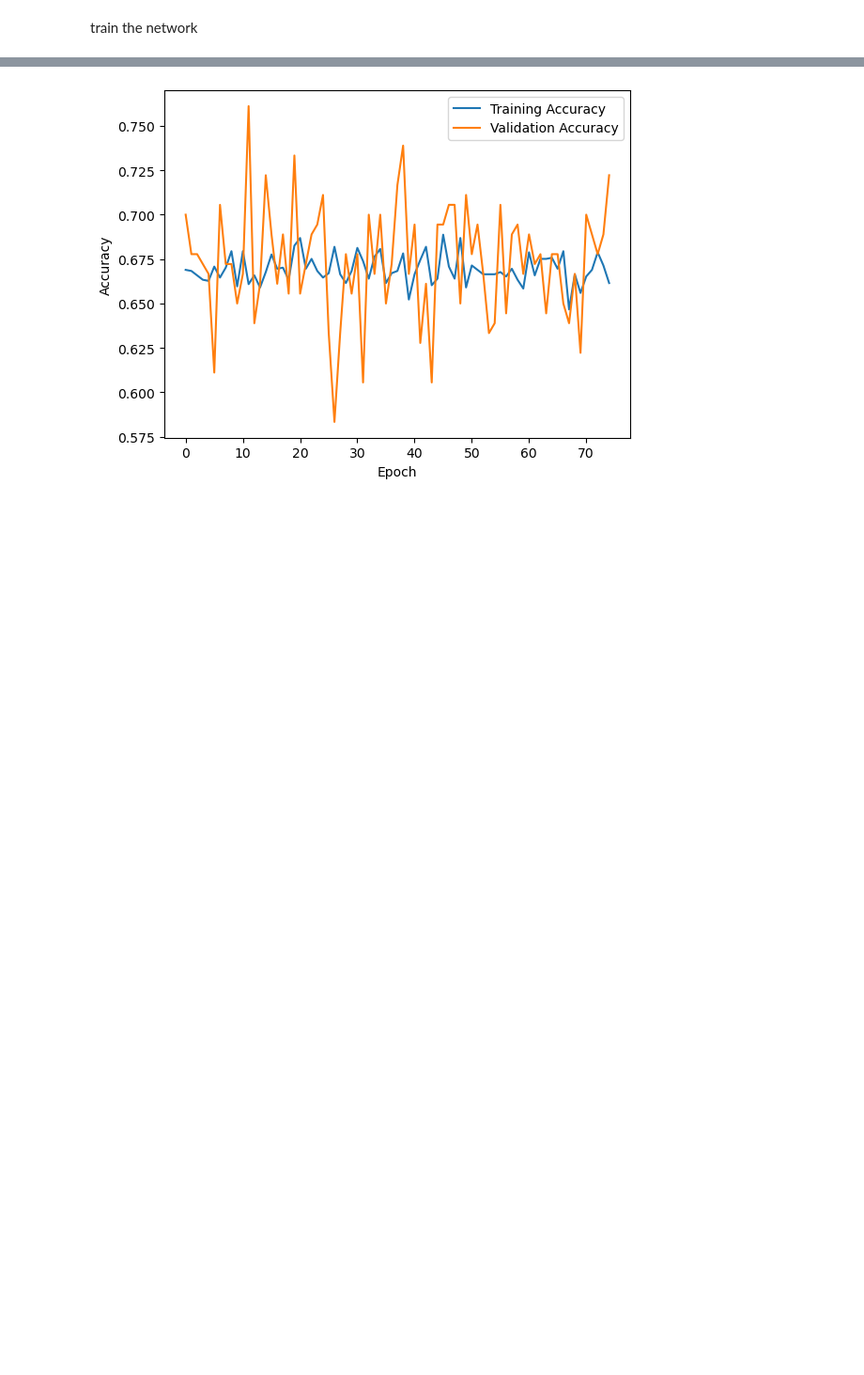
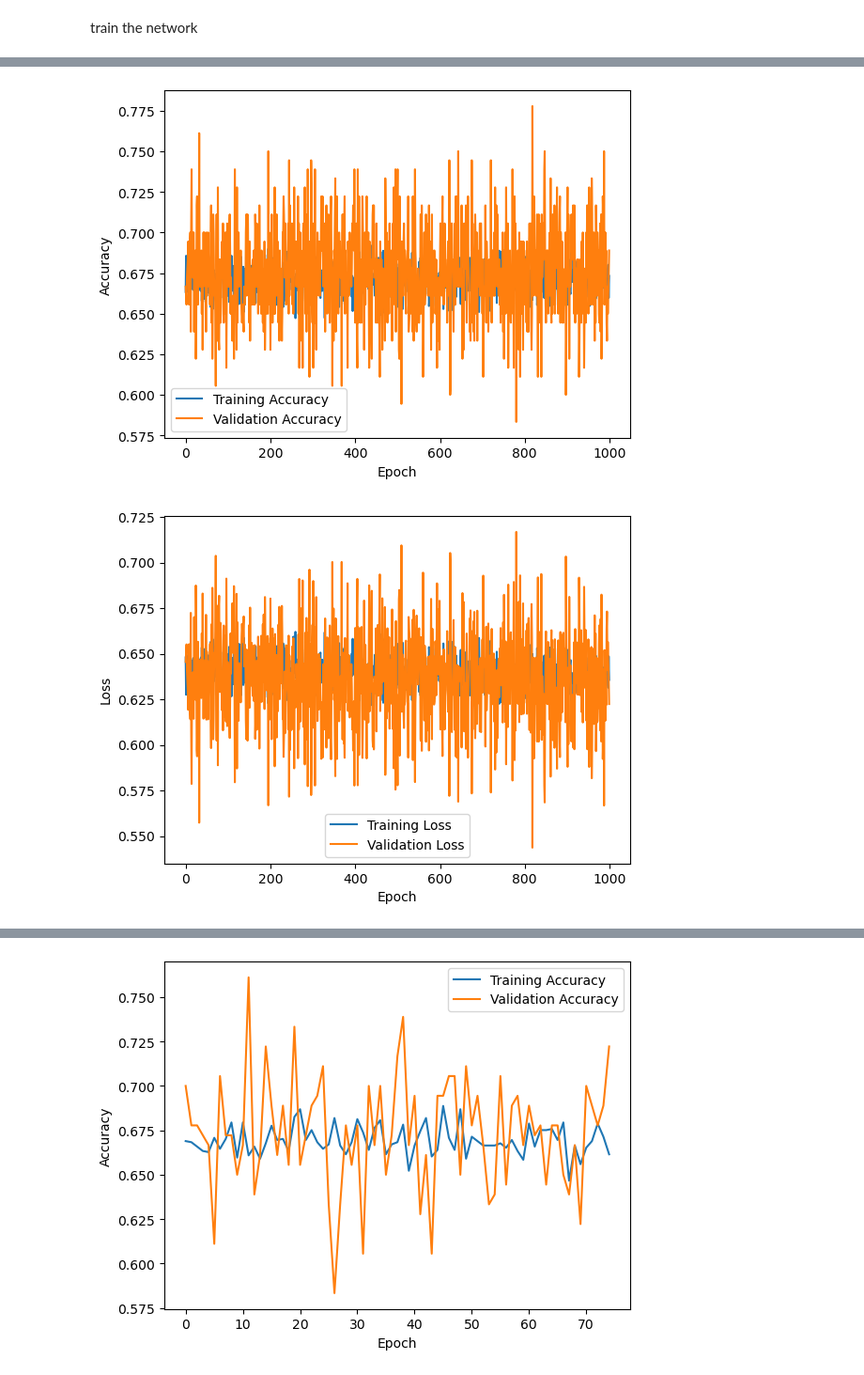
Before and after one commit to dkittelmann/BiMoL, a Jupyter notebook: code/notebooks/tf_backpropnetwork_final.ipynb, the cells around one changed output, grey strips where cells are left out. Shown at 94% size. Saved outputs shown, nothing was run; the diff lists cells and outputs as text; code cells hidden in the pictures; blank space fills up the shorter version.

```diff
--- a/code/notebooks/tf_backpropnetwork_final.ipynb
+++ b/code/notebooks/tf_backpropnetwork_final.ipynb
@@ -88,7 +88,7 @@ resultspath = '/Users/denisekittelmann/Documents/Python/BiMoL/results/bp_ann/mod
 checkpoint_callback = tf.keras.callbacks.ModelCheckpoint(
     filepath= resultspath,
     monitor='accuracy',         # The metric to monitor for saving (e.g., 'val_loss', 'val_accuracy')
-    save_best_only=True,        # Save only the best model
+    save_best_only=False,        # Save only the best model
     save_weights_only=False,    # False = Save the entire model; True = only save weights
     mode='max',                 # Set to 'min' for metrics like loss and 'max' for metrics like accuracy
     save_freq='epoch',          # Frequency of saving, e.g., epoch or batch
@@ -304,13 +304,13 @@ model = tf.keras.models.Sequential([
 ])
 
 model.build([None,4704])
-model.compile(optimizer=tf.keras.optimizers.AdamW(learning_rate=1e-3, weight_decay=1e-2),
+model.compile(optimizer=tf.keras.optimizers.AdamW(learning_rate=1e-7, weight_decay=1e-2),
               metrics=["accuracy"],
               loss="BinaryCrossentropy",  # "CategoricalCrossentropy" "MeanSquaredError"
               )
 
 # save model before training
-#model.save('/Users/denisekittelmann/Documents/Python/BiMoL/results/bp_ann/final_model_bp_lr_untrained.keras') # add lr
+model.save('/Users/denisekittelmann/Documents/Python/BiMoL/results/bp_ann/final_model_bp_lr1e-7_untrained.keras')
 
 # evaluate accuracy and train model
 loss, accuracy = model.evaluate(val_dataset.batch(512).map(img_preproc).map(flatten))
@@ -350,7 +350,7 @@ for i in range(n_epochs):
 loss, accuracy = model.evaluate(val_dataset.batch(512).map(img_preproc).map(flatten))
 print(f"Accuracy after training: {accuracy}")
 
-#model.save('/Users/denisekittelmann/Documents/Python/BiMoL/results/bp_ann/final_model_bp_lr_trained.keras') # add lr
+model.save('/Users/denisekittelmann/Documents/Python/BiMoL/results/bp_ann/final_model_bp_lr1e-7_trained.keras')
 # %% [output]
 Found 180 files belonging to 5 classes.
 Found 180 files belonging to 4 classes.
@@ -371,0 +460,19 @@ Accuracy after training: 0.699999988079071
+# %%
+plt.plot(train_acc, label='Training Accuracy')
+plt.plot(val_acc, label='Validation Accuracy')
+plt.xlabel('Epoch')
+plt.ylabel('Accuracy')
+plt.legend()
+plt.show()
+
+plt.plot(train_loss, label='Training Loss')
+plt.plot(val_loss, label='Validation Loss')
+plt.xlabel('Epoch')
+plt.ylabel('Loss')
+plt.legend()
+plt.show()
+
+# lr e-7 +
+# %% [output]
+[figure, added]
+[figure, added]
```
Also changed, not shown: parts of 4 cells of this notebook, 1 other file.
